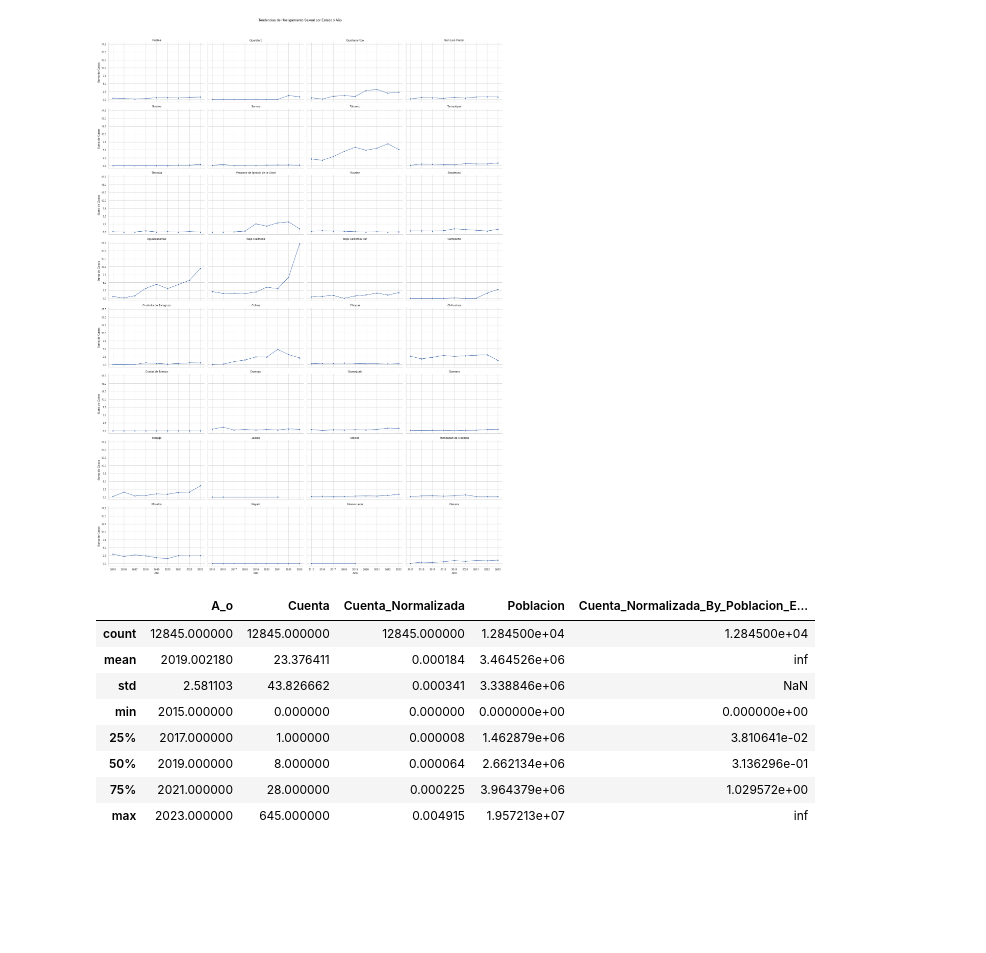
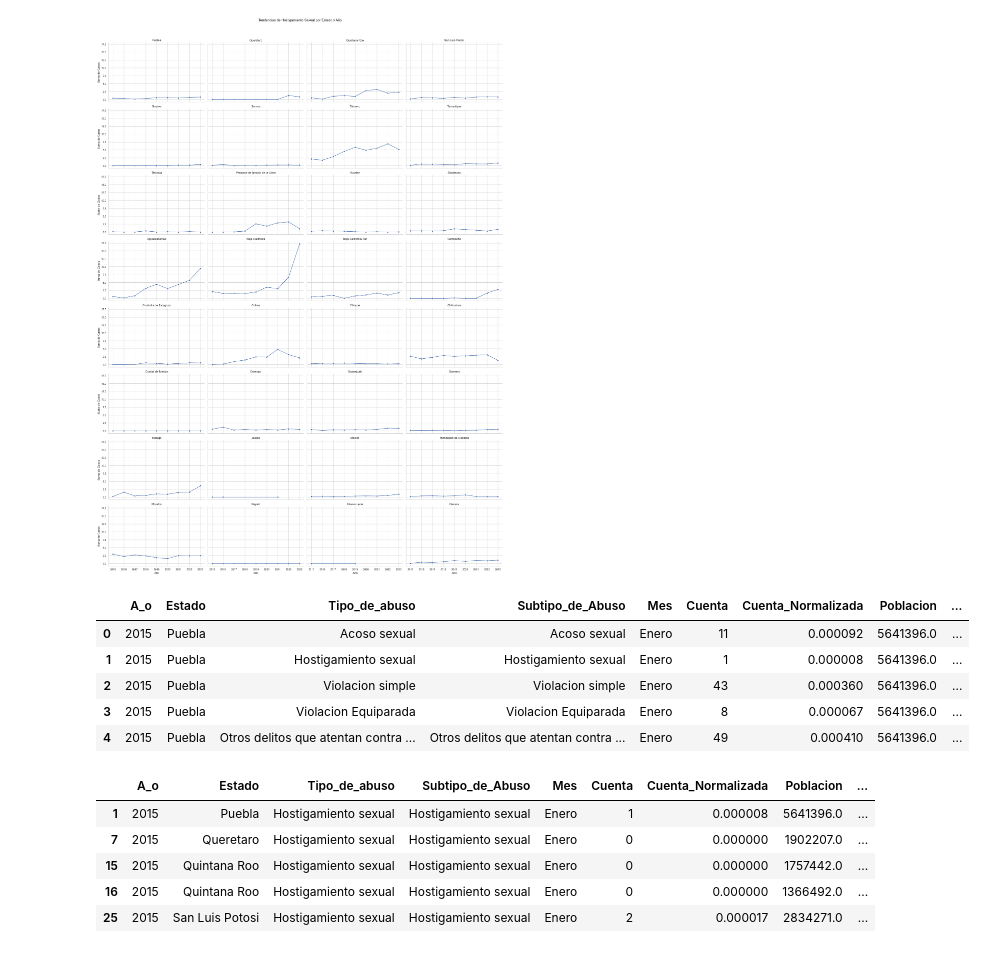
Before and after one commit to BlackEddit/EDA_Cleasings, a Jupyter notebook: EDA_Sex_Agre_New.ipynb, the cells around one changed output. Cells and saved outputs as stored; diff of their text form; code cells hidden in the pictures; blank space fills up the shorter version.

```diff
--- a/EDA_Sex_Agre_New.ipynb
+++ b/EDA_Sex_Agre_New.ipynb
@@ -903,14 +903,20 @@ plt.show()
 # %% [output]
 [figure]
 # %%
-df_final_22Sep.describe()
+df_final_22Sep.head()
 # %% [output]
-|  | A_o | Cuenta | Cuenta_Normalizada | Poblacion | Cuenta_Normalizada_By_Poblacion_E... |
-| count | 12845.000000 | 12845.000000 | 12845.000000 | 1.284500e+04 | 1.284500e+04 |
-| mean | 2019.002180 | 23.376411 | 0.000184 | 3.464526e+06 | inf |
-| std | 2.581103 | 43.826662 | 0.000341 | 3.338846e+06 | NaN |
-| min | 2015.000000 | 0.000000 | 0.000000 | 0.000000e+00 | 0.000000e+00 |
-| 25% | 2017.000000 | 1.000000 | 0.000008 | 1.462879e+06 | 3.810641e-02 |
-| 50% | 2019.000000 | 8.000000 | 0.000064 | 2.662134e+06 | 3.136296e-01 |
-| 75% | 2021.000000 | 28.000000 | 0.000225 | 3.964379e+06 | 1.029572e+00 |
-| max | 2023.000000 | 645.000000 | 0.004915 | 1.957213e+07 | inf |
+|  | A_o | Estado | Tipo_de_abuso | Subtipo_de_Abuso | Mes | Cuenta | Cuenta_Normalizada | Poblacion | ... |
+| 0 | 2015 | Puebla | Acoso sexual | Acoso sexual | Enero | 11 | 0.000092 | 5641396.0 | ... |
+| 1 | 2015 | Puebla | Hostigamiento sexual | Hostigamiento sexual | Enero | 1 | 0.000008 | 5641396.0 | ... |
+| 2 | 2015 | Puebla | Violacion simple | Violacion simple | Enero | 43 | 0.000360 | 5641396.0 | ... |
+| 3 | 2015 | Puebla | Violacion Equiparada | Violacion Equiparada | Enero | 8 | 0.000067 | 5641396.0 | ... |
+| 4 | 2015 | Puebla | Otros delitos que atentan contra ... | Otros delitos que atentan contra ... | Enero | 49 | 0.000410 | 5641396.0 | ... |
+# %%
+df_hostigamiento_sexual_2.head()
+# %% [output]
+|  | A_o | Estado | Tipo_de_abuso | Subtipo_de_Abuso | Mes | Cuenta | Cuenta_Normalizada | Poblacion | ... |
+| 1 | 2015 | Puebla | Hostigamiento sexual | Hostigamiento sexual | Enero | 1 | 0.000008 | 5641396.0 | ... |
+| 7 | 2015 | Queretaro | Hostigamiento sexual | Hostigamiento sexual | Enero | 0 | 0.000000 | 1902207.0 | ... |
+| 15 | 2015 | Quintana Roo | Hostigamiento sexual | Hostigamiento sexual | Enero | 0 | 0.000000 | 1757442.0 | ... |
+| 16 | 2015 | Quintana Roo | Hostigamiento sexual | Hostigamiento sexual | Enero | 0 | 0.000000 | 1366492.0 | ... |
+| 25 | 2015 | San Luis Potosi | Hostigamiento sexual | Hostigamiento sexual | Enero | 2 | 0.000017 | 2834271.0 | ... |
```
Also changed, not shown: parts of 2 cells of this notebook, 1 other file.
